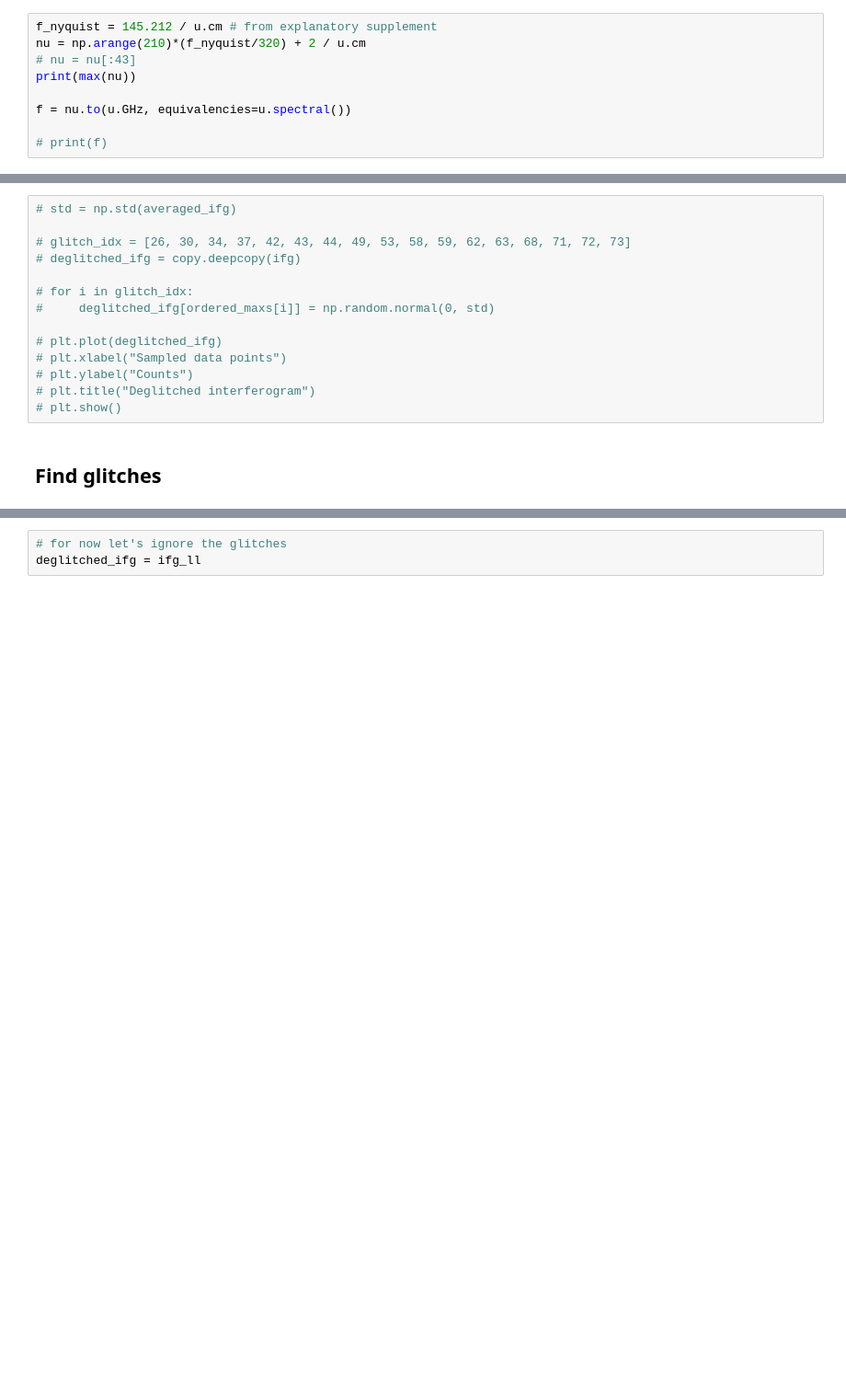
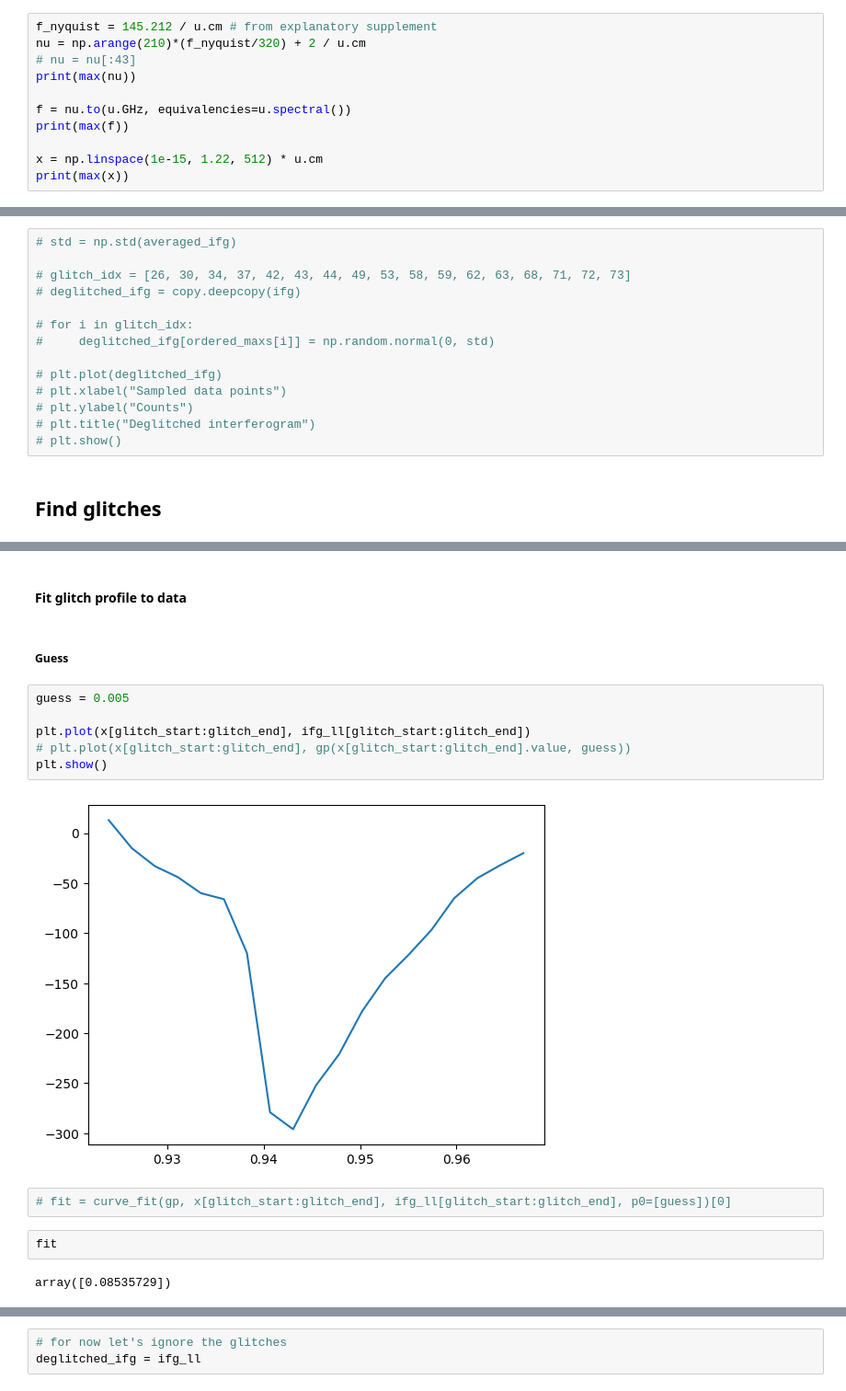
Before and after one commit to Cosmoglobe/FIRAS-Pass5, a Jupyter notebook: commander3/todscripts/firas/src/eda/produce_spectra.ipynb, the cells around one changed output, grey strips where cells are left out. Shown at 92% size. Drawn from its saved outputs; the diff is of its cells as text; blank space fills up the shorter version.

```diff
--- a/commander3/todscripts/firas/src/eda/produce_spectra.ipynb
+++ b/commander3/todscripts/firas/src/eda/produce_spectra.ipynb
@@ -19,7 +19,9 @@ nu = np.arange(210)*(f_nyquist/320) + 2 / u.cm
 print(max(nu))
 
 f = nu.to(u.GHz, equivalencies=u.spectral())
+print(max(f))
 
-# print(f)
+x = np.linspace(1e-15, 1.22, 512) * u.cm
+print(max(x))
 # %% [output]
 96.84158749999999 1 / cm
@@ -185,0 +327,18 @@ plt.show()
+# %% [markdown]
+#### Fit glitch profile to data
+# %% [markdown]
+##### Guess
+# %%
+guess = 0.005
+
+plt.plot(x[glitch_start:glitch_end], ifg_ll[glitch_start:glitch_end])
+# plt.plot(x[glitch_start:glitch_end], gp(x[glitch_start:glitch_end].value, guess))
+plt.show()
+# %% [output]
+[figure, added]
+# %%
+# fit = curve_fit(gp, x[glitch_start:glitch_end], ifg_ll[glitch_start:glitch_end], p0=[guess])[0]
+# %%
+fit
+# %% [output]
+array([0.08535729])
```
Also changed, not shown: parts of 27 cells of this notebook, 3 other files.
